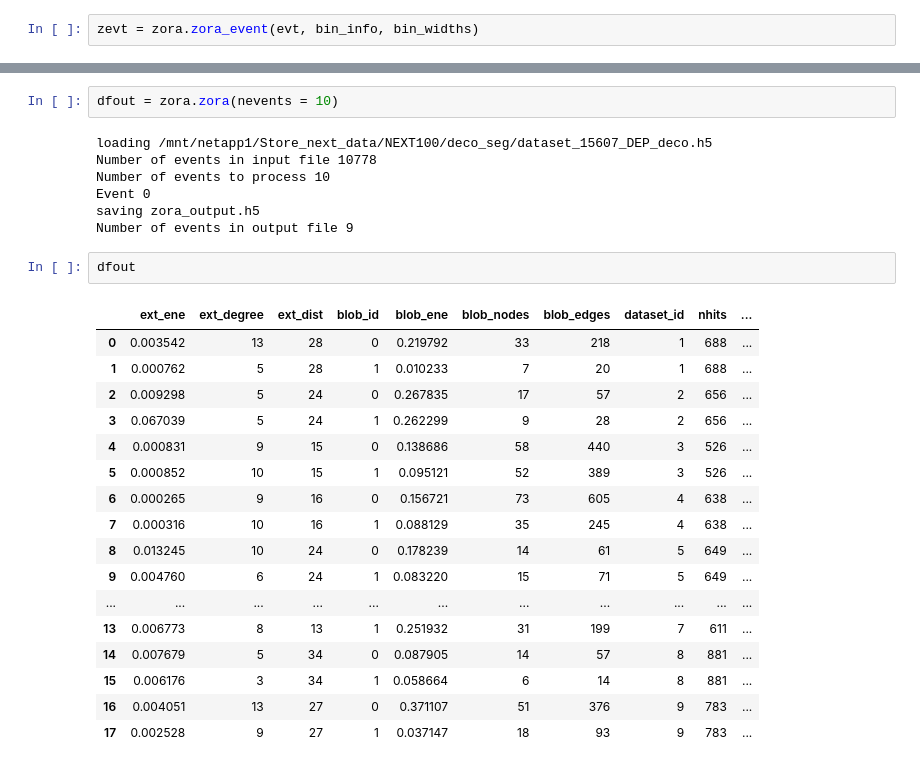
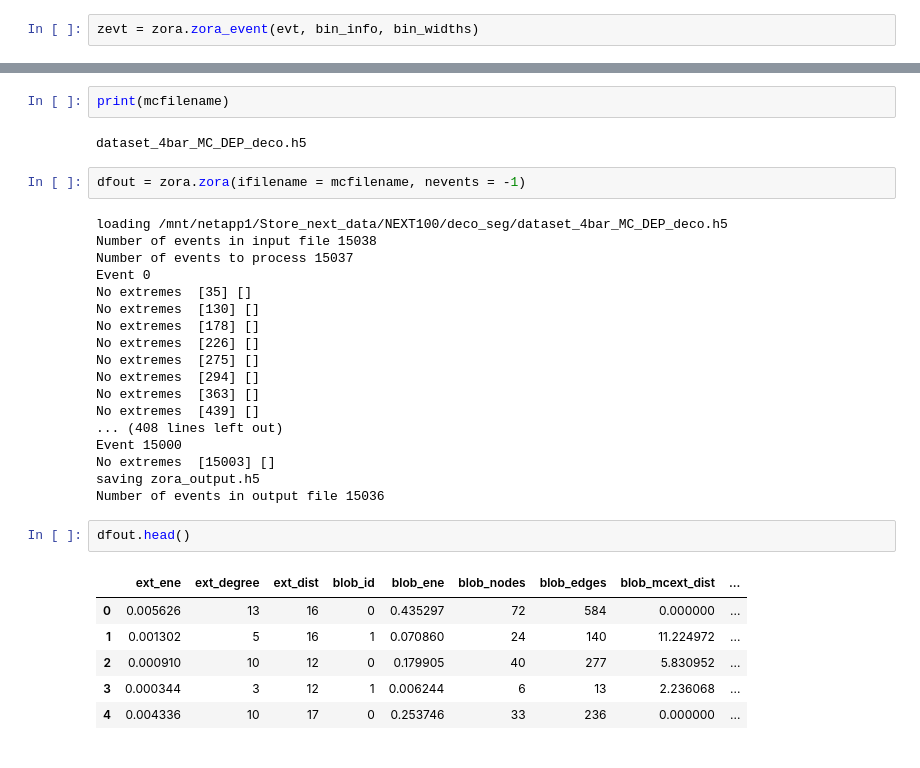
Before and after one commit to jahernando/nextana, a Jupyter notebook: NB/topo/zora.ipynb, the cells around one changed output, grey strips where cells are left out. Cells and saved outputs as stored; diff of their text form.

```diff
--- a/NB/topo/zora.ipynb
+++ b/NB/topo/zora.ipynb
@@ -121,29 +123,33 @@ zevt['summary'].head()
+# %%
+print(mcfilename)
+# %% [output]
+dataset_4bar_MC_DEP_deco.h5
 # %%
-dfout = zora.zora(nevents = 10)
+dfout = zora.zora(ifilename = mcfilename, nevents = -1)
 # %% [output]
-loading /mnt/netapp1/Store_next_data/NEXT100/deco_seg/dataset_15607_DEP_deco.h5
-Number of events in input file 10778
-Number of events to process 10
+loading /mnt/netapp1/Store_next_data/NEXT100/deco_seg/dataset_4bar_MC_DEP_deco.h5
+Number of events in input file 15038
+Number of events to process 15037
 Event 0
+No extremes  [35] []
+No extremes  [130] []
+No extremes  [178] []
+No extremes  [226] []
+No extremes  [275] []
+No extremes  [294] []
+No extremes  [363] []
+No extremes  [439] []
+... (408 lines left out)
+Event 15000
+No extremes  [15003] []
 saving zora_output.h5
-Number of events in output file 9
+Number of events in output file 15036
 # %%
-dfout
+dfout.head()
 # %% [output]
-|  | ext_ene | ext_degree | ext_dist | blob_id | blob_ene | blob_nodes | blob_edges | dataset_id | nhits | ... |
-| 0 | 0.003542 | 13 | 28 | 0 | 0.219792 | 33 | 218 | 1 | 688 | ... |
-| 1 | 0.000762 | 5 | 28 | 1 | 0.010233 | 7 | 20 | 1 | 688 | ... |
-| 2 | 0.009298 | 5 | 24 | 0 | 0.267835 | 17 | 57 | 2 | 656 | ... |
-| 3 | 0.067039 | 5 | 24 | 1 | 0.262299 | 9 | 28 | 2 | 656 | ... |
-| 4 | 0.000831 | 9 | 15 | 0 | 0.138686 | 58 | 440 | 3 | 526 | ... |
-| 5 | 0.000852 | 10 | 15 | 1 | 0.095121 | 52 | 389 | 3 | 526 | ... |
-| 6 | 0.000265 | 9 | 16 | 0 | 0.156721 | 73 | 605 | 4 | 638 | ... |
-| 7 | 0.000316 | 10 | 16 | 1 | 0.088129 | 35 | 245 | 4 | 638 | ... |
-| 8 | 0.013245 | 10 | 24 | 0 | 0.178239 | 14 | 61 | 5 | 649 | ... |
-| 9 | 0.004760 | 6 | 24 | 1 | 0.083220 | 15 | 71 | 5 | 649 | ... |
-| ... | ... | ... | ... | ... | ... | ... | ... | ... | ... | ... |
-| 13 | 0.006773 | 8 | 13 | 1 | 0.251932 | 31 | 199 | 7 | 611 | ... |
-| 14 | 0.007679 | 5 | 34 | 0 | 0.087905 | 14 | 57 | 8 | 881 | ... |
-| 15 | 0.006176 | 3 | 34 | 1 | 0.058664 | 6 | 14 | 8 | 881 | ... |
-| 16 | 0.004051 | 13 | 27 | 0 | 0.371107 | 51 | 376 | 9 | 783 | ... |
-| 17 | 0.002528 | 9 | 27 | 1 | 0.037147 | 18 | 93 | 9 | 783 | ... |
+|  | ext_ene | ext_degree | ext_dist | blob_id | blob_ene | blob_nodes | blob_edges | blob_mcext_dist | ... |
+| 0 | 0.005626 | 13 | 16 | 0 | 0.435297 | 72 | 584 | 0.000000 | ... |
+| 1 | 0.001302 | 5 | 16 | 1 | 0.070860 | 24 | 140 | 11.224972 | ... |
+| 2 | 0.000910 | 10 | 12 | 0 | 0.179905 | 40 | 277 | 5.830952 | ... |
+| 3 | 0.000344 | 3 | 12 | 1 | 0.006244 | 6 | 13 | 2.236068 | ... |
+| 4 | 0.004336 | 10 | 17 | 0 | 0.253746 | 33 | 236 | 0.000000 | ... |
```
Also changed, not shown: parts of 8 cells of this notebook, 4 other files.
